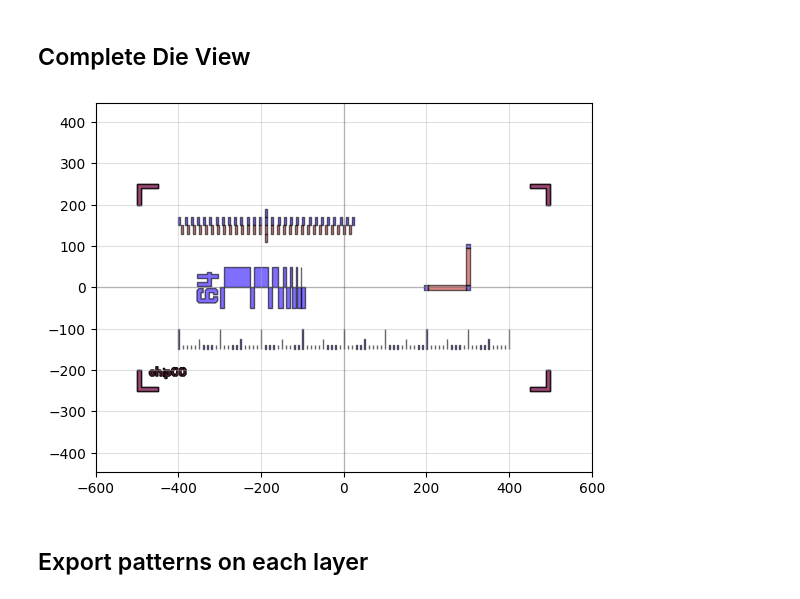
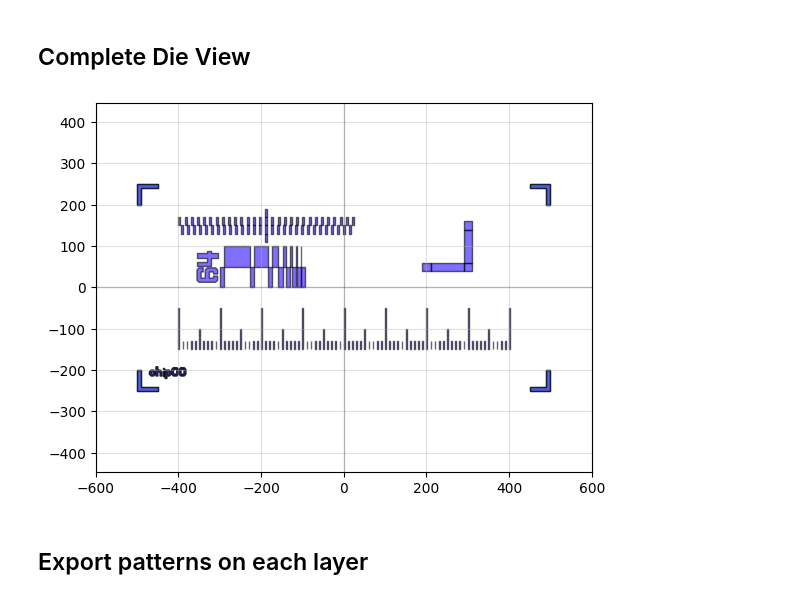
Before and after one commit to hacker-fab/Layout-tool-dev, a Jupyter notebook: drc_v1.ipynb, the cells around one changed output. Cells and saved outputs as stored; diff of their text form; code cells hidden in the pictures.

```diff
--- a/drc_v1.ipynb
+++ b/drc_v1.ipynb
@@ -37,6 +37,6 @@ Caliper = pg.litho_calipers(
         offset_per_notch = 0.5,
         row_spacing = 0,
         layer1 = 1,
-        layer2 = 2)
+        layer2 = 1)
 qp(Caliper) # quickplot the geometry
 # %% [output]
@@ -45,8 +45,8 @@ qp(Caliper) # quickplot the geometry
 This ruler structure is useful for measuring distances on a wafer. It features customizable ruler markings
 # %%
 Ruler = pg.litho_ruler(
-    height = 10,
-    width = 1,
+    height = 20,
+    width = 2,
     spacing = 10,
     scale = [5,1,1,1,1,2.5,1,1,1,1],
     num_marks = 81,
@@ -106,17 +105,16 @@ Focus_lyr2 = pg.copy_layer(Focus, layer = 0, new_layer = 2)
 # %%
 D = pg.Device()
 
 focus_ref = D.add_ref(Focus)
 focus_lyr1_ref = D.add_ref(Focus_lyr1)
-focus__lyr2_ref = D.add_ref(Focus_lyr2)
 
 ruler_ref = D << Ruler.move([-400,-150])
-steps_ref = D << Steps.move([-300,0])
+steps_ref = D << Steps.move([-300,50])
 caliper_ref = D << Caliper.move([-400,150])
-box_ref = D << Box.move([200,0])
+box_ref = D << Box.move([200,50])
 qp(D)
 # %% [output]
-[figure, old version]
+[figure, new version]
 # %%
 #D.write_gds('drc_test_v0.gds')
 #D = pg.import_gds(filename = 'drc_test_v0.gds', cellname = None, flatten = False)
```
Also changed, not shown: parts of 5 cells of this notebook.
